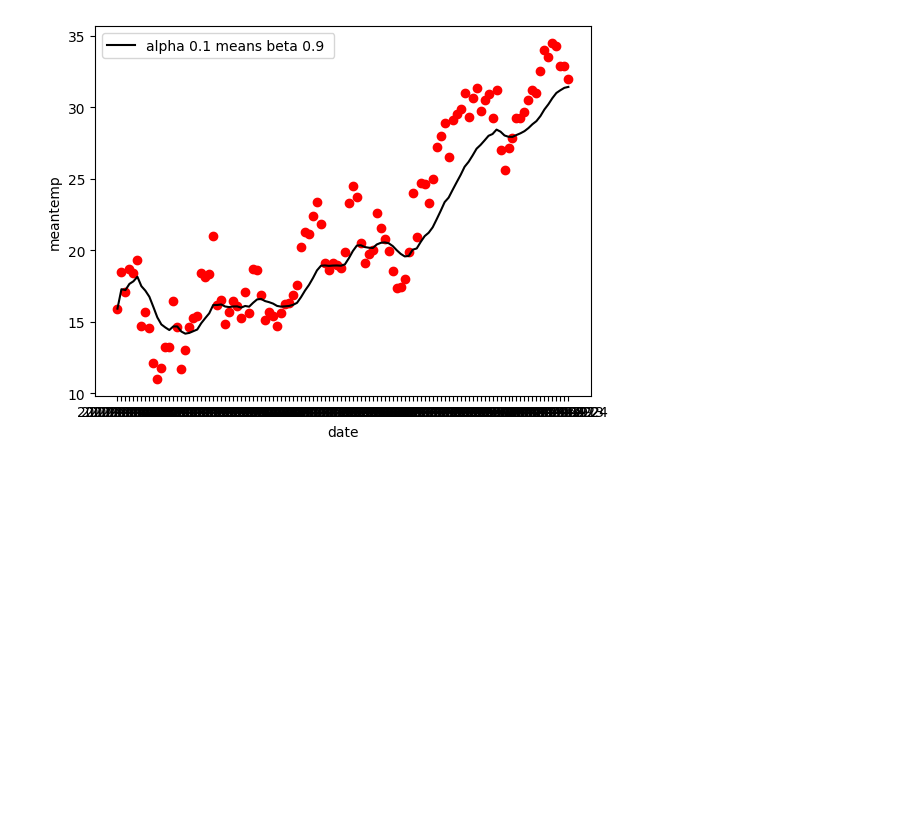
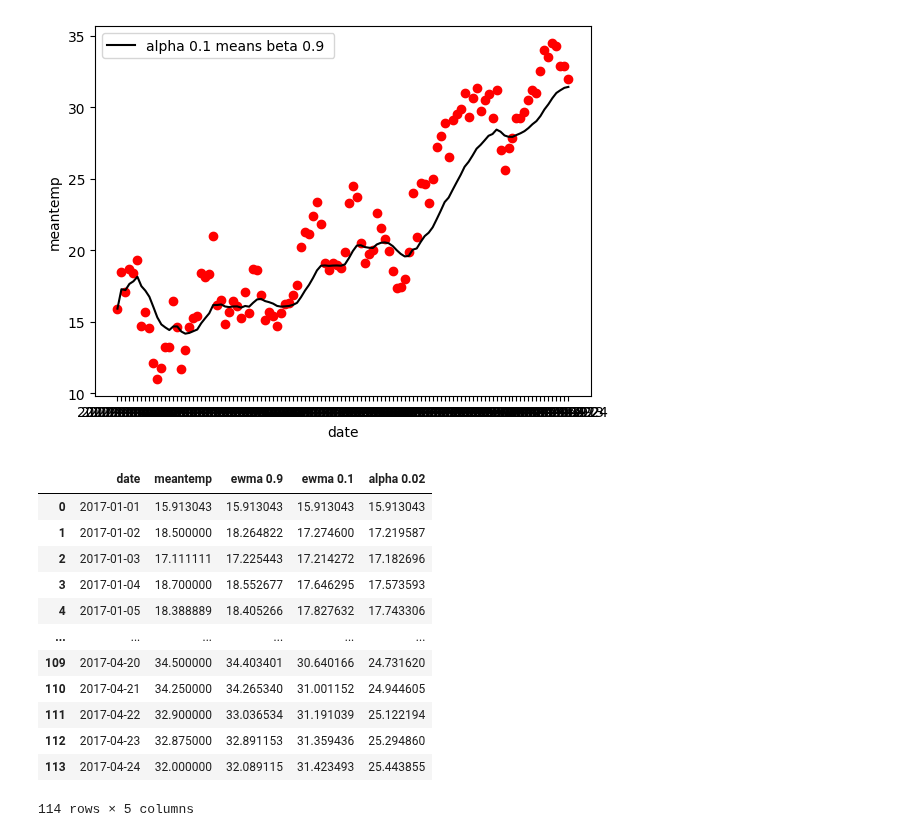
Before and after one commit to riteshkrkumarweb/Deep-Learning, a Jupyter notebook: Ways-to-improve-NN/optimizers/ewma/code/ewma-exponentailly-weight-moving-average (1).ipynb, the cells around one changed output. Cells and saved outputs as stored; diff of their text form; code cells hidden in the pictures; blank space fills up the shorter version.

```diff
--- a/Ways-to-improve-NN/optimizers/ewma/code/ewma-exponentailly-weight-moving-average.ipynb
+++ b/Ways-to-improve-NN/optimizers/ewma/code/ewma-exponentailly-weight-moving-average (1).ipynb
@@ -138,0 +141,17 @@ plt.legend()
+# %%
+df['alpha 0.02'] = X3
+df
+# %% [output]
+|  | date | meantemp | ewma 0.9 | ewma 0.1 | alpha 0.02 |
+| 0 | 2017-01-01 | 15.913043 | 15.913043 | 15.913043 | 15.913043 |
+| 1 | 2017-01-02 | 18.500000 | 18.264822 | 17.274600 | 17.219587 |
+| 2 | 2017-01-03 | 17.111111 | 17.225443 | 17.214272 | 17.182696 |
+| 3 | 2017-01-04 | 18.700000 | 18.552677 | 17.646295 | 17.573593 |
+| 4 | 2017-01-05 | 18.388889 | 18.405266 | 17.827632 | 17.743306 |
+| ... | ... | ... | ... | ... | ... |
+| 109 | 2017-04-20 | 34.500000 | 34.403401 | 30.640166 | 24.731620 |
+| 110 | 2017-04-21 | 34.250000 | 34.265340 | 31.001152 | 24.944605 |
+| 111 | 2017-04-22 | 32.900000 | 33.036534 | 31.191039 | 25.122194 |
+| 112 | 2017-04-23 | 32.875000 | 32.891153 | 31.359436 | 25.294860 |
+| 113 | 2017-04-24 | 32.000000 | 32.089115 | 31.423493 | 25.443855 |
+114 rows × 5 columns
```
Also changed, not shown: parts of 5 cells of this notebook.
